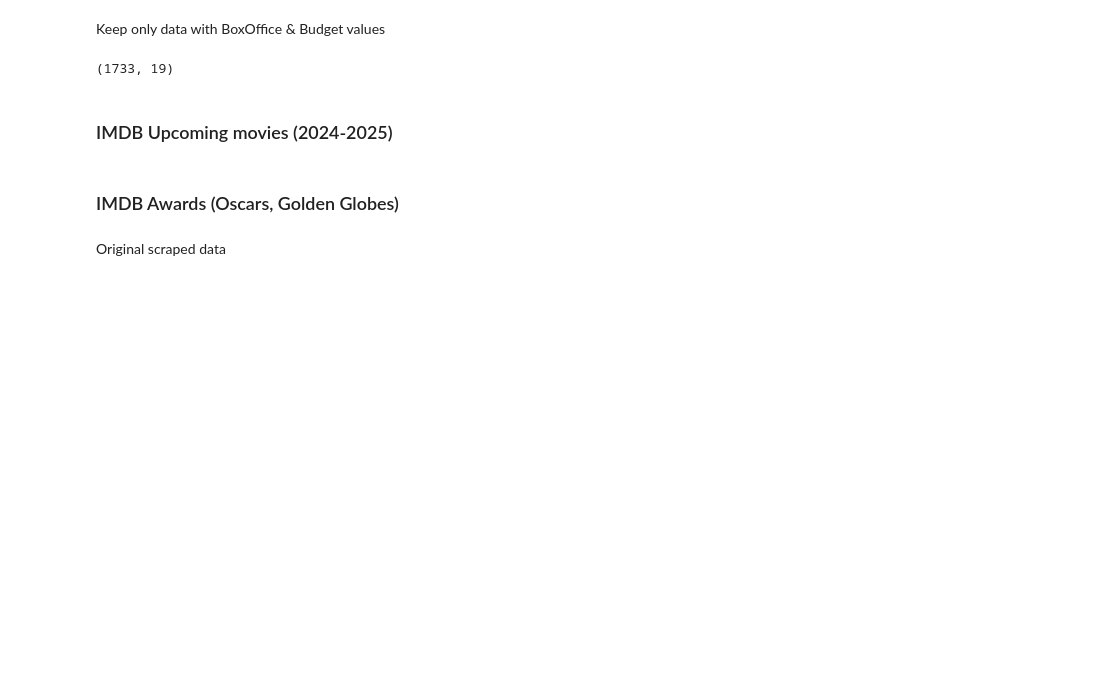
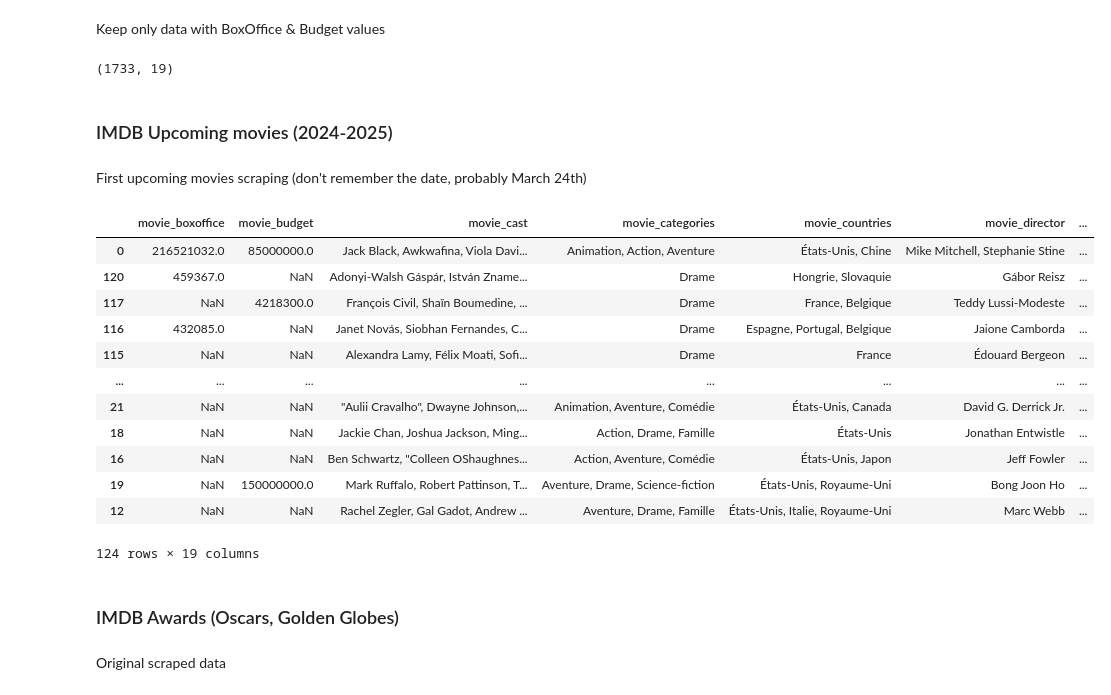
Before and after one commit to t7bo/BOX, a Jupyter notebook: eda/EDA.ipynb, the cells around one changed output. Drawn from its saved outputs; the diff is of its cells as text; code cells hidden in the pictures; blank space fills up the shorter version.

Commit message:
just brought the upcoming movies data I'd already scraped two weeks ago from another repo

```diff
--- a/eda/EDA.ipynb
+++ b/eda/EDA.ipynb
@@ -42,6 +42,27 @@ boxoffice.shape
 (1733, 19)
 # %% [markdown]
 ### IMDB Upcoming movies (2024-2025)
+# %% [markdown]
+First upcoming movies scraping (don't remember the date, probably March 24th)
+# %%
+upcoming_movies = pd.read_csv(r'C:\Users\Thibaut\Documents\SIMPLON\DEV-IA\BOXOFFICE\scraping\data\upcomingmovies_march24.csv')
+upcoming_movies['release_date'] = pd.to_datetime(upcoming_movies['release_date'])
+upcoming_movies = upcoming_movies.sort_values(by="release_date", ascending=True)
+upcoming_movies
+# %% [output]
+|  | movie_boxoffice | movie_budget | movie_cast | movie_categories | movie_countries | movie_director | ... |
+| 0 | 216521032.0 | 85000000.0 | Jack Black, Awkwafina, Viola Davi... | Animation, Action, Aventure | États-Unis, Chine | Mike Mitchell, Stephanie Stine | ... |
+| 120 | 459367.0 | NaN | Adonyi-Walsh Gáspár, István Zname... | Drame | Hongrie, Slovaquie | Gábor Reisz | ... |
+| 117 | NaN | 4218300.0 | François Civil, Shaïn Boumedine, ... | Drame | France, Belgique | Teddy Lussi-Modeste | ... |
+| 116 | 432085.0 | NaN | Janet Novás, Siobhan Fernandes, C... | Drame | Espagne, Portugal, Belgique | Jaione Camborda | ... |
+| 115 | NaN | NaN | Alexandra Lamy, Félix Moati, Sofi... | Drame | France | Édouard Bergeon | ... |
+| ... | ... | ... | ... | ... | ... | ... | ... |
+| 21 | NaN | NaN | "Aulii Cravalho", Dwayne Johnson,... | Animation, Aventure, Comédie | États-Unis, Canada | David G. Derrick Jr. | ... |
+| 18 | NaN | NaN | Jackie Chan, Joshua Jackson, Ming... | Action, Drame, Famille | États-Unis | Jonathan Entwistle | ... |
+| 16 | NaN | NaN | Ben Schwartz, "Colleen OShaughnes... | Action, Aventure, Comédie | États-Unis, Japon | Jeff Fowler | ... |
+| 19 | NaN | 150000000.0 | Mark Ruffalo, Robert Pattinson, T... | Aventure, Drame, Science-fiction | États-Unis, Royaume-Uni | Bong Joon Ho | ... |
+| 12 | NaN | NaN | Rachel Zegler, Gal Gadot, Andrew ... | Aventure, Drame, Famille | États-Unis, Italie, Royaume-Uni | Marc Webb | ... |
+124 rows × 19 columns
 # %% [markdown]
 ### IMDB Awards (Oscars, Golden Globes)
 # %% [markdown]
```
Also changed, not shown: parts of 5 cells of this notebook, 1 other file.
